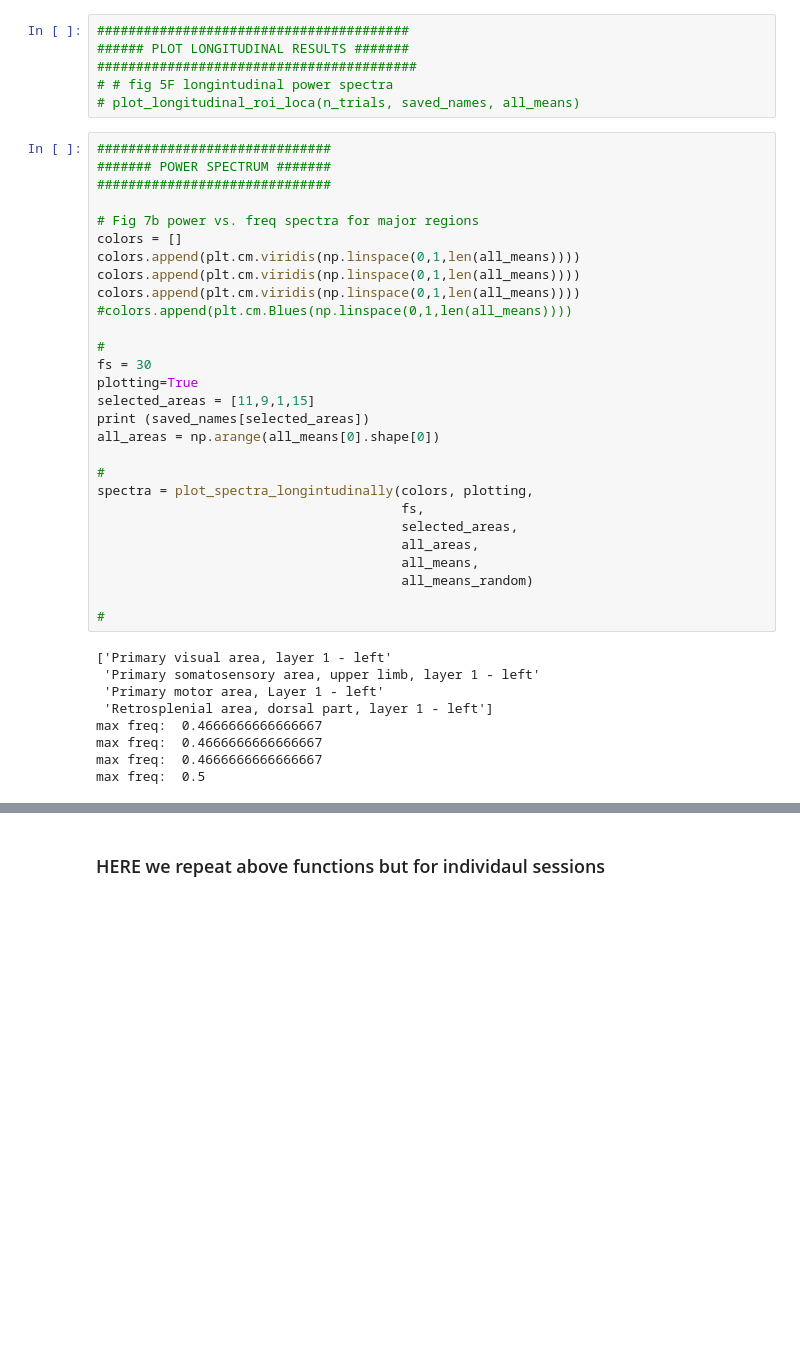
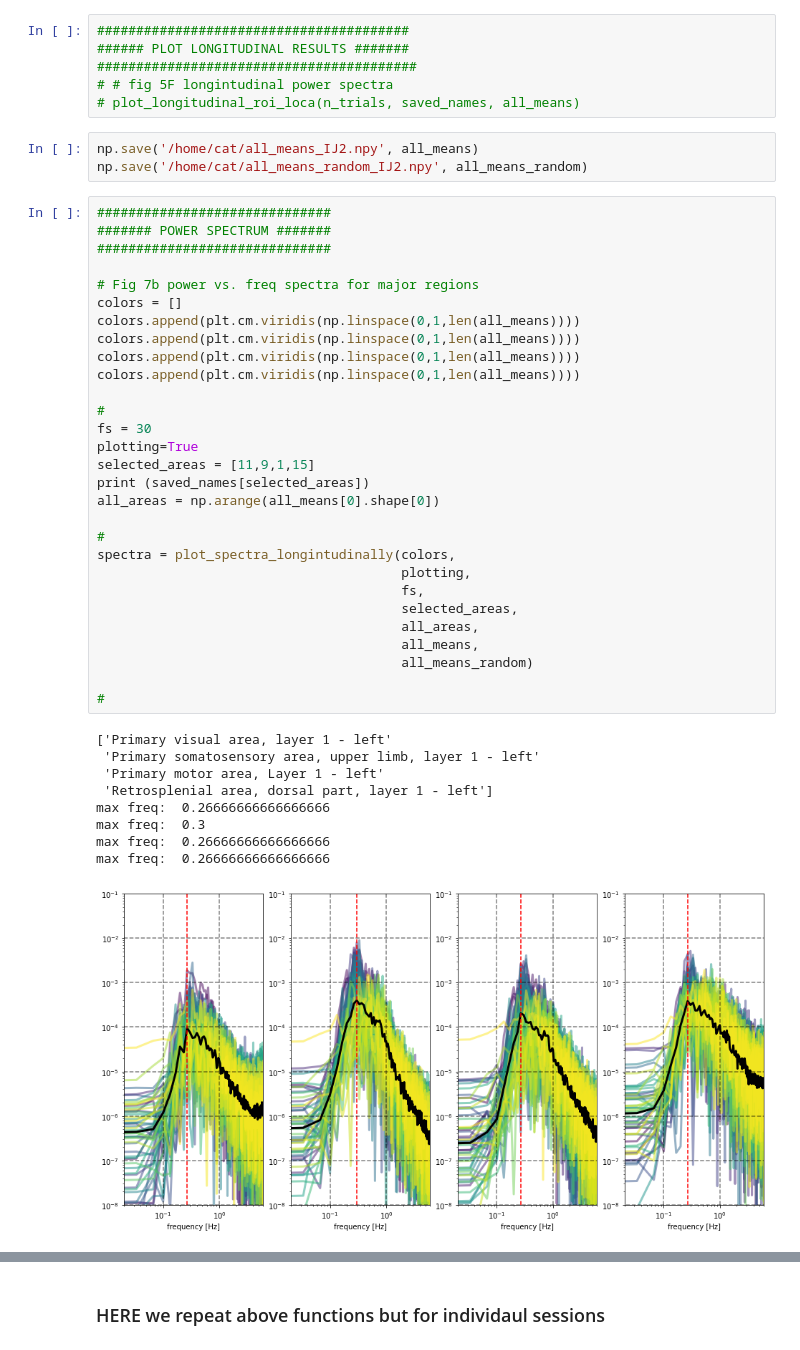
Before and after one commit to catubc/widefield, a Jupyter notebook: Fig7_power_spectrum_analysis/Fig6_power_spectra_analysis.ipynb, the cells around one changed output, grey strips where cells are left out. Drawn from its saved outputs; the diff is of its cells as text; blank space fills up the shorter version.

```diff
--- a/Fig7_power_spectrum_analysis/Fig6_power_spectra_analysis.ipynb
+++ b/Fig7_power_spectrum_analysis/Fig6_power_spectra_analysis.ipynb
@@ -792,43 +799,48 @@ file missing /media/cat/4TBSSD/yuki/IJ2/tif_files/IJ2pm_Feb25_30Hz/IJ2pm_Feb25_3
 #########################################
 # # fig 5F longintudinal power spectra
 # plot_longitudinal_roi_loca(n_trials, saved_names, all_means)
+# %%
+np.save('/home/cat/all_means_IJ2.npy', all_means)
+np.save('/home/cat/all_means_random_IJ2.npy', all_means_random)
 # %%
 ##############################
 ####### POWER SPECTRUM #######
 ##############################
 
 # Fig 7b power vs. freq spectra for major regions
 colors = []
 colors.append(plt.cm.viridis(np.linspace(0,1,len(all_means))))
 colors.append(plt.cm.viridis(np.linspace(0,1,len(all_means))))
 colors.append(plt.cm.viridis(np.linspace(0,1,len(all_means))))
-#colors.append(plt.cm.Blues(np.linspace(0,1,len(all_means))))
+colors.append(plt.cm.viridis(np.linspace(0,1,len(all_means))))
 
 #
 fs = 30
 plotting=True
 selected_areas = [11,9,1,15]
 print (saved_names[selected_areas])
 all_areas = np.arange(all_means[0].shape[0])
 
 #
-spectra = plot_spectra_longintudinally(colors, plotting,
+spectra = plot_spectra_longintudinally(colors,
+                                       plotting,
                                        fs,
                                        selected_areas,
                                        all_areas,
                                        all_means,
                                        all_means_random)
 
 #
 # %% [output]
 ['Primary visual area, layer 1 - left'
  'Primary somatosensory area, upper limb, layer 1 - left'
  'Primary motor area, Layer 1 - left'
  'Retrosplenial area, dorsal part, layer 1 - left']
-max freq:  0.4666666666666667
-max freq:  0.4666666666666667
-max freq:  0.4666666666666667
-max freq:  0.5
+max freq:  0.26666666666666666
+max freq:  0.3
+max freq:  0.26666666666666666
+max freq:  0.26666666666666666
+[figure, added]
 # %%
 ##################################################
 ###### PEAK POWER AND PEAK FREQUENCY PLOTS #######
```
Also changed, not shown: parts of 12 cells of this notebook, 54 other files.
